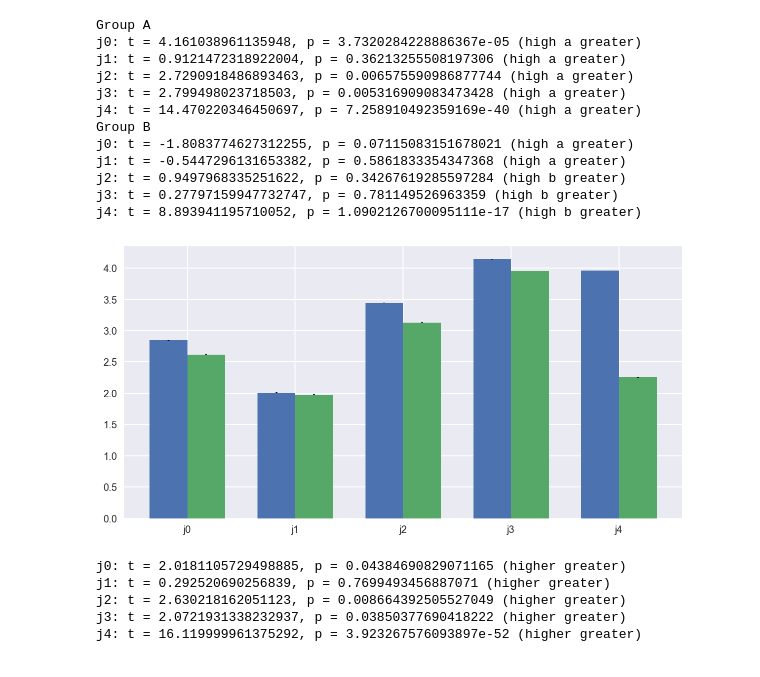
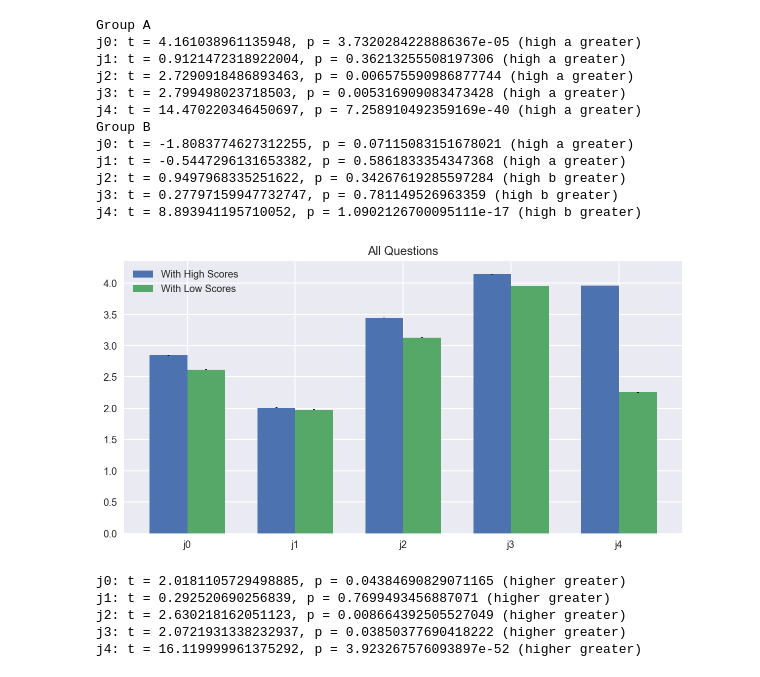
Before and after one commit to hermish/cocosci-research, a Jupyter notebook: analysis/pilot.ipynb, the cells around one changed output. Drawn from its saved outputs; the diff is of its cells as text; code cells hidden in the pictures.

```diff
--- a/analysis/pilot.ipynb
+++ b/analysis/pilot.ipynb
@@ -157,6 +157,8 @@ ax.set_xticks(ind + width / 2)
 ax.set_xticklabels([word[:2] for word in labels])
 
 fig.set_size_inches(10, 5)
+plt.title('Scores under Different Conditions')
+plt.legend(['High A Condition', 'High B Condition'])
 plt.show()
 
 # Compare Question Means
@@ -178,6 +180,7 @@ for ques in sorted(QUESTIONS.values()):
     ax.set_xticklabels(labels)
 
     # fig.set_size_inches(10, 5)
+    plt.legend(['High A Scores', 'High B Scores'])
     plt.show()
 # %% [output]
 [figure]
@@ -318,34 +325,36 @@ for judge in labels:
     match_means.append(a_series.mean())
     match_stds.append(a_series.std() / len(a_series))
 
 opposite_means = []
 opposite_stds = []
 opposite_ratings = []
 for judge in labels:
     b_series = []
     for ques in group_a:
         b_series.append(high_b[ques + judge])
     for ques in group_b:
         b_series.append(high_a[ques + judge])
     b_series = pd.concat(b_series)
     opposite_ratings.append(b_series)
     opposite_means.append(b_series.mean())
     opposite_stds.append(b_series.std() / len(b_series))
 
 
 fig, ax = plt.subplots()
 ind, width = np.arange(len(labels)), 0.35
 
 a_rects = ax.bar(ind, match_means, width, yerr=match_stds)
 b_rects = ax.bar(ind + width, opposite_means, width, yerr=opposite_stds)
 
 ax.set_xticks(ind + width / 2)
 ax.set_xticklabels(labels)
 
 fig.set_size_inches(10, 5)
+plt.title('All Questions')
+plt.legend(['With High Scores', 'With Low Scores'])
 plt.show()
 # %% [output]
-[figure, old version]
+[figure, new version]
 # %%
 # Runs the statisical tests
 for match, opposite, label in zip(matching_ratings, opposite_ratings, labels):
```
Also changed, not shown: parts of 3 cells of this notebook.
